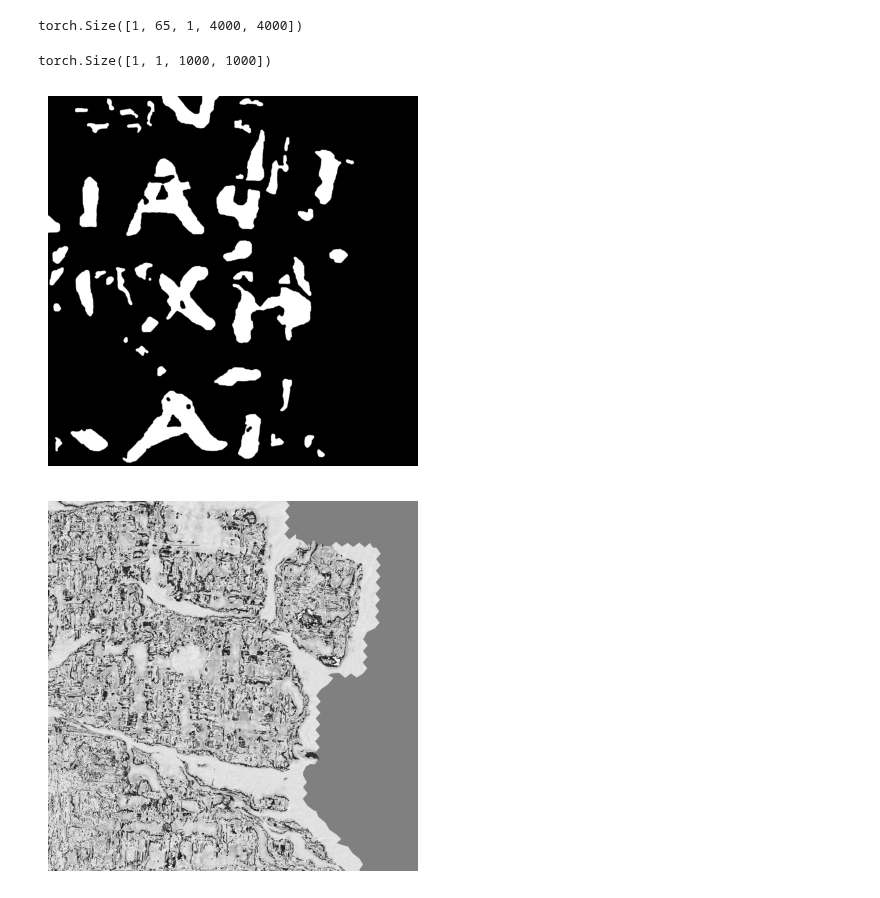
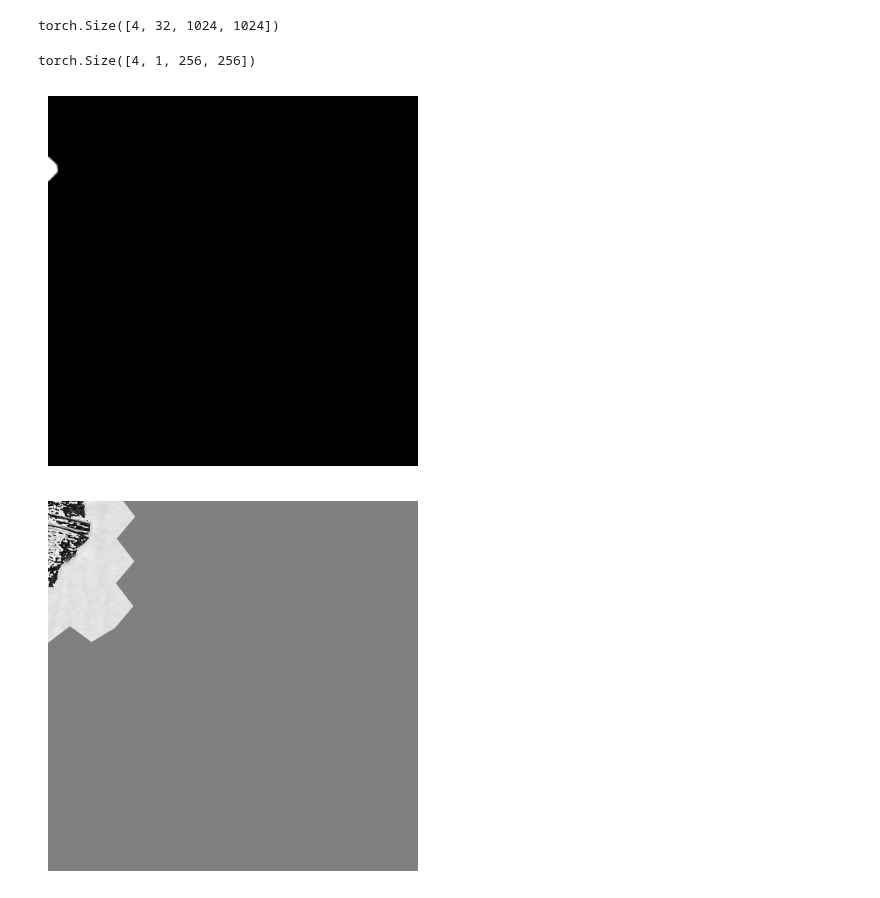
Before and after one commit to Wishmitha/Vesuvius, a Jupyter notebook: ink_detection/ink_detection_unet_full_size_to_256_with_transofrms_pretrainded_decoder.ipynb, the cells around one changed output. Drawn from its saved outputs; the diff is of its cells as text; code cells hidden in the pictures.

Commit message:
Train model with random crops

```diff
--- a/ink_detection/ink_detection_unet_full_size_to_256_with_transofrms_pretrainded_decoder.ipynb
+++ b/ink_detection/ink_detection_unet_full_size_to_256_with_transofrms_pretrainded_decoder.ipynb
@@ -24,3 +15,5 @@ def are_all_elements_zero(image):
+# %%
+layer_depth = 32
 # %%
 class LazyLoadDataset(Dataset):
     def __init__(self, samples, transform=None, crop_size=1024):
@@ -33,6 +26,8 @@ class LazyLoadDataset(Dataset):
 
     def __getitem__(self, idx):
         surface_volume_paths, ink_label_path, mask_path = self.samples[idx]
+
+        surface_volume_paths = surface_volume_paths[18:18+layer_depth]
 
         # Generate a random crop location
         image_width, image_height = Image.open(surface_volume_paths[0]).size
@@ -60,6 +55,16 @@ class LazyLoadDataset(Dataset):
         if self.transform:
             image = self.transform(image)
 
+        image = image.view(self.crop_size, self.crop_size)
+        image = image.float()
+
+        # Normalize pixel values between 0 and 255
+
+        image = 255.0 * (image - image.min()) / (image.max() - image.min())
+
+        #normalize = transforms.Normalize(mean=[image.mean()], std=[image.std()])
+        #image = normalize(image)
+
         return image
 
     def apply_crop_and_transform_label(self, image_path, x, y):
@@ -104,10 +109,10 @@ transform = transforms.Compose([
 
 # Create the CustomDataset
 dataset = CustomDataset(root_dir)
-lazy_dataset = LazyLoadDataset(dataset.samples, transform=transform, crop_size=4000)
+lazy_dataset = LazyLoadDataset(dataset.samples, transform=transform, crop_size=1024)
 
 # Create DataLoader
-batch_size = 1
+batch_size = 4
 train_loader = DataLoader(lazy_dataset, batch_size=batch_size, shuffle=True)
 # %%
 # Get a batch of data from the DataLoader
@@ -116,22 +121,22 @@ surface_volume_images, ink_label_images = batch
 # %%
 surface_volume_images.shape
 # %% [output]
-torch.Size([1, 65, 1, 4000, 4000])
+torch.Size([4, 32, 1024, 1024])
 # %%
 ink_label_images.shape
 # %% [output]
-torch.Size([1, 1, 1000, 1000])
+torch.Size([4, 1, 256, 256])
 # %%
 # Display the grayscale image
 plt.imshow(ink_label_images[0][0], cmap="gray") #[batch][in_channel][width][hieght]
 plt.axis("off")
 plt.show()
 # %% [output]
-[figure, old version]
+[figure, new version]
 # %%
 # Display the grayscale image
-plt.imshow(surface_volume_images[0][0][0], cmap="gray") #[batch][layer][in_channel][width][hieght]
+plt.imshow(surface_volume_images[0][0], cmap="gray") #[batch][layer][in_channel][width][hieght]
 plt.axis("off")
 plt.show()
 # %% [output]
-[figure, old version]
+[figure, new version]
```
Also changed, not shown: parts of 13 cells of this notebook, 1 other file.
